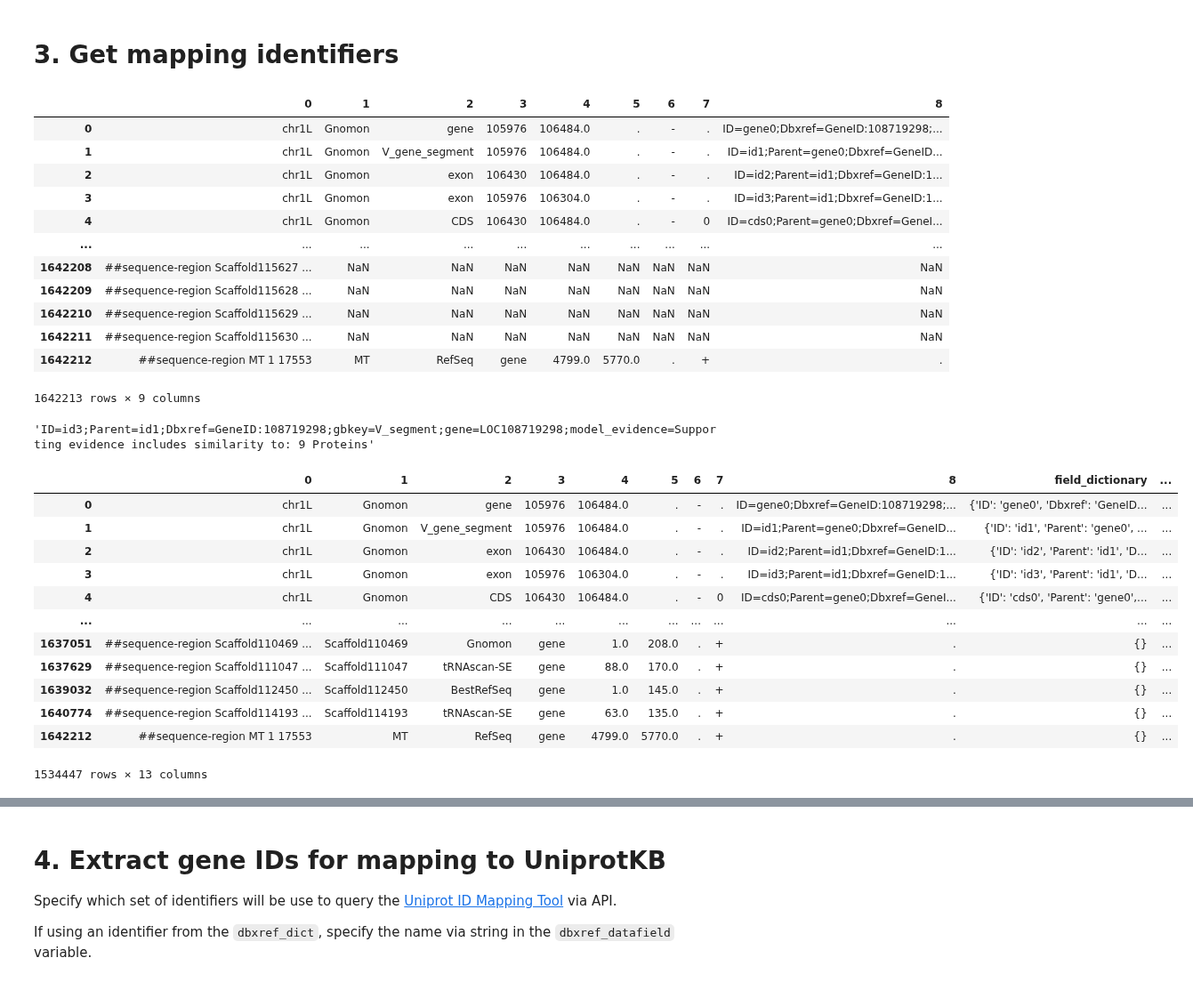
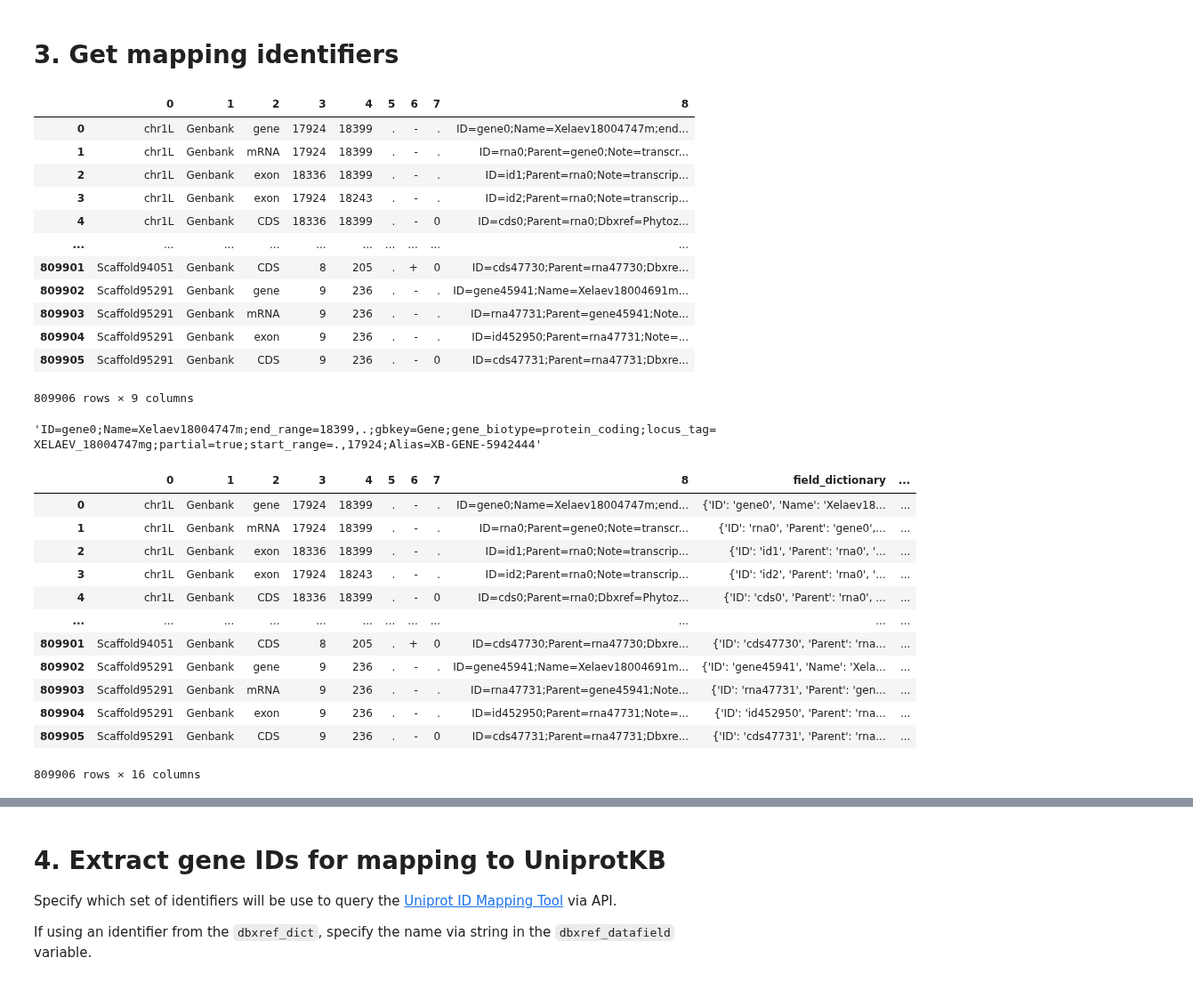
Before and after one commit to Arcadia-Science/glial-origins, a Jupyter notebook: notebooks/Xlae_adultbrain/1_Xlae_adultbrain_downloading.ipynb, the cells around one changed output, grey strips where cells are left out. Shown at 89% size. Saved outputs shown, nothing was run; the diff lists cells and outputs as text; code cells hidden in the pictures.

Commit message:
figured out how to force useful names in download

```diff
--- a/notebooks/Xlae_adultbrain/1_Xlae_adultbrain_downloading.ipynb
+++ b/notebooks/Xlae_adultbrain/1_Xlae_adultbrain_downloading.ipynb
@@ -44,7 +44,7 @@ conditions = 'adultbrain'
 genome_fasta_url = 'https://ftp.xenbase.org/pub/Genomics/JGI/Xenla9.2/XENLA_9.2_genome.fa.gz'
 genome_version = 'XENLA_9.2'
 
-annot_url = 'https://ftp.xenbase.org/pub/Genomics/JGI/Xenla9.2/XENLA_9.2_GCF.gff3'
+annot_url = 'https://ftp.xenbase.org/pub/Genomics/JGI/Xenla9.2/XENLA_9.2_GCA.gff3'
 gxc_url = 'https://ftp.ncbi.nlm.nih.gov/geo/samples/GSM6214nnn/GSM6214268/suppl/GSM6214268_Xenopus_brain_COL65_dge.txt.gz'
 
 ###########
@@ -145,50 +148,51 @@ display(gxc_genes_list)
 # 3. Get mapping identifiers
 # %%
 # load in the original GFF-based annotation
-models = pd.read_csv(sample_Docket.annot.path, skiprows = 6, header = None, sep = '\t', on_bad_lines = 'skip')
+models = pd.read_csv(sample_Docket.annot.path, skiprows = 6, header = None, sep = '\t', on_bad_lines = 'skip', comment='#')
 display(models)
 
 attributes_column = 8
 
 # Check the structure of fields in the GFF additional fields section
-display(models[attributes_column][3])
+display(models[attributes_column][0])
+
+# Remove any rows with NaNs
+models.dropna(inplace = True)
 # %% [output]
 |  | 0 | 1 | 2 | 3 | 4 | 5 | 6 | 7 | 8 |
-| 0 | chr1L | Gnomon | gene | 105976 | 106484.0 | . | - | . | ID=gene0;Dbxref=GeneID:108719298;... |
-| 1 | chr1L | Gnomon | V_gene_segment | 105976 | 106484.0 | . | - | . | ID=id1;Parent=gene0;Dbxref=GeneID... |
-| 2 | chr1L | Gnomon | exon | 106430 | 106484.0 | . | - | . | ID=id2;Parent=id1;Dbxref=GeneID:1... |
-| 3 | chr1L | Gnomon | exon | 105976 | 106304.0 | . | - | . | ID=id3;Parent=id1;Dbxref=GeneID:1... |
-| 4 | chr1L | Gnomon | CDS | 106430 | 106484.0 | . | - | 0 | ID=cds0;Parent=gene0;Dbxref=GeneI... |
+| 0 | chr1L | Genbank | gene | 17924 | 18399 | . | - | . | ID=gene0;Name=Xelaev18004747m;end... |
+| 1 | chr1L | Genbank | mRNA | 17924 | 18399 | . | - | . | ID=rna0;Parent=gene0;Note=transcr... |
+| 2 | chr1L | Genbank | exon | 18336 | 18399 | . | - | . | ID=id1;Parent=rna0;Note=transcrip... |
+| 3 | chr1L | Genbank | exon | 17924 | 18243 | . | - | . | ID=id2;Parent=rna0;Note=transcrip... |
+| 4 | chr1L | Genbank | CDS | 18336 | 18399 | . | - | 0 | ID=cds0;Parent=rna0;Dbxref=Phytoz... |
 | ... | ... | ... | ... | ... | ... | ... | ... | ... | ... |
-| 1642208 | ##sequence-region Scaffold115627 ... | NaN | NaN | NaN | NaN | NaN | NaN | NaN | NaN |
-| 1642209 | ##sequence-region Scaffold115628 ... | NaN | NaN | NaN | NaN | NaN | NaN | NaN | NaN |
-| 1642210 | ##sequence-region Scaffold115629 ... | NaN | NaN | NaN | NaN | NaN | NaN | NaN | NaN |
-| 1642211 | ##sequence-region Scaffold115630 ... | NaN | NaN | NaN | NaN | NaN | NaN | NaN | NaN |
-| 1642212 | ##sequence-region MT 1 17553 | MT | RefSeq | gene | 4799.0 | 5770.0 | . | + | . |
+| 809901 | Scaffold94051 | Genbank | CDS | 8 | 205 | . | + | 0 | ID=cds47730;Parent=rna47730;Dbxre... |
+| 809902 | Scaffold95291 | Genbank | gene | 9 | 236 | . | - | . | ID=gene45941;Name=Xelaev18004691m... |
+| 809903 | Scaffold95291 | Genbank | mRNA | 9 | 236 | . | - | . | ID=rna47731;Parent=gene45941;Note... |
+| 809904 | Scaffold95291 | Genbank | exon | 9 | 236 | . | - | . | ID=id452950;Parent=rna47731;Note=... |
+| 809905 | Scaffold95291 | Genbank | CDS | 9 | 236 | . | - | 0 | ID=cds47731;Parent=rna47731;Dbxre... |
-1642213 rows × 9 columns
+809906 rows × 9 columns
-'ID=id3;Parent=id1;Dbxref=GeneID:108719298;gbkey=V_segment;gene=LOC108719298;model_evidence=Supporting evidence includes similarity to: 9 Proteins'
+'ID=gene0;Name=Xelaev18004747m;end_range=18399,.;gbkey=Gene;gene_biotype=protein_coding;locus_tag=XELAEV_18004747mg;partial=true;start_range=.,17924;Alias=XB-GENE-5942444'
 # %%
-# Remove any rows with NaNs
-models.dropna(inplace = True)
-
 # Extract field and database cross-ref (dbxref) information into columns
 models['field_dictionary'] = models[attributes_column].apply(convert_fields_to_dict_gff)
-models['gene_name'] = [d.get('gene') for d in models['field_dictionary']]
+models['gene_name'] = [d.get('Name') for d in models['field_dictionary']]
+models['Xenbase'] = [d.get('Alias') for d in models['field_dictionary']]
 models['Dbxref'] = [d.get('Dbxref') for d in models['field_dictionary']]
 models['dbxref_dict'] = models['Dbxref'].apply(convert_dbxref_to_dict)
 
 display(models)
 # %% [output]
 |  | 0 | 1 | 2 | 3 | 4 | 5 | 6 | 7 | 8 | field_dictionary | ... |
-| 0 | chr1L | Gnomon | gene | 105976 | 106484.0 | . | - | . | ID=gene0;Dbxref=GeneID:108719298;... | {'ID': 'gene0', 'Dbxref': 'GeneID... | ... |
-| 1 | chr1L | Gnomon | V_gene_segment | 105976 | 106484.0 | . | - | . | ID=id1;Parent=gene0;Dbxref=GeneID... | {'ID': 'id1', 'Parent': 'gene0', ... | ... |
-| 2 | chr1L | Gnomon | exon | 106430 | 106484.0 | . | - | . | ID=id2;Parent=id1;Dbxref=GeneID:1... | {'ID': 'id2', 'Parent': 'id1', 'D... | ... |
-| 3 | chr1L | Gnomon | exon | 105976 | 106304.0 | . | - | . | ID=id3;Parent=id1;Dbxref=GeneID:1... | {'ID': 'id3', 'Parent': 'id1', 'D... | ... |
-| 4 | chr1L | Gnomon | CDS | 106430 | 106484.0 | . | - | 0 | ID=cds0;Parent=gene0;Dbxref=GeneI... | {'ID': 'cds0', 'Parent': 'gene0',... | ... |
+| 0 | chr1L | Genbank | gene | 17924 | 18399 | . | - | . | ID=gene0;Name=Xelaev18004747m;end... | {'ID': 'gene0', 'Name': 'Xelaev18... | ... |
+| 1 | chr1L | Genbank | mRNA | 17924 | 18399 | . | - | . | ID=rna0;Parent=gene0;Note=transcr... | {'ID': 'rna0', 'Parent': 'gene0',... | ... |
+| 2 | chr1L | Genbank | exon | 18336 | 18399 | . | - | . | ID=id1;Parent=rna0;Note=transcrip... | {'ID': 'id1', 'Parent': 'rna0', '... | ... |
+| 3 | chr1L | Genbank | exon | 17924 | 18243 | . | - | . | ID=id2;Parent=rna0;Note=transcrip... | {'ID': 'id2', 'Parent': 'rna0', '... | ... |
+| 4 | chr1L | Genbank | CDS | 18336 | 18399 | . | - | 0 | ID=cds0;Parent=rna0;Dbxref=Phytoz... | {'ID': 'cds0', 'Parent': 'rna0', ... | ... |
 | ... | ... | ... | ... | ... | ... | ... | ... | ... | ... | ... | ... |
-| 1637051 | ##sequence-region Scaffold110469 ... | Scaffold110469 | Gnomon | gene | 1.0 | 208.0 | . | + | . | {} | ... |
-| 1637629 | ##sequence-region Scaffold111047 ... | Scaffold111047 | tRNAscan-SE | gene | 88.0 | 170.0 | . | + | . | {} | ... |
-| 1639032 | ##sequence-region Scaffold112450 ... | Scaffold112450 | BestRefSeq | gene | 1.0 | 145.0 | . | + | . | {} | ... |
-| 1640774 | ##sequence-region Scaffold114193 ... | Scaffold114193 | tRNAscan-SE | gene | 63.0 | 135.0 | . | + | . | {} | ... |
-| 1642212 | ##sequence-region MT 1 17553 | MT | RefSeq | gene | 4799.0 | 5770.0 | . | + | . | {} | ... |
+| 809901 | Scaffold94051 | Genbank | CDS | 8 | 205 | . | + | 0 | ID=cds47730;Parent=rna47730;Dbxre... | {'ID': 'cds47730', 'Parent': 'rna... | ... |
+| 809902 | Scaffold95291 | Genbank | gene | 9 | 236 | . | - | . | ID=gene45941;Name=Xelaev18004691m... | {'ID': 'gene45941', 'Name': 'Xela... | ... |
+| 809903 | Scaffold95291 | Genbank | mRNA | 9 | 236 | . | - | . | ID=rna47731;Parent=gene45941;Note... | {'ID': 'rna47731', 'Parent': 'gen... | ... |
+| 809904 | Scaffold95291 | Genbank | exon | 9 | 236 | . | - | . | ID=id452950;Parent=rna47731;Note=... | {'ID': 'id452950', 'Parent': 'rna... | ... |
+| 809905 | Scaffold95291 | Genbank | CDS | 9 | 236 | . | - | 0 | ID=cds47731;Parent=rna47731;Dbxre... | {'ID': 'cds47731', 'Parent': 'rna... | ... |
-1534447 rows × 13 columns
+809906 rows × 16 columns
```
Also changed, not shown: parts of 13 cells of this notebook.
